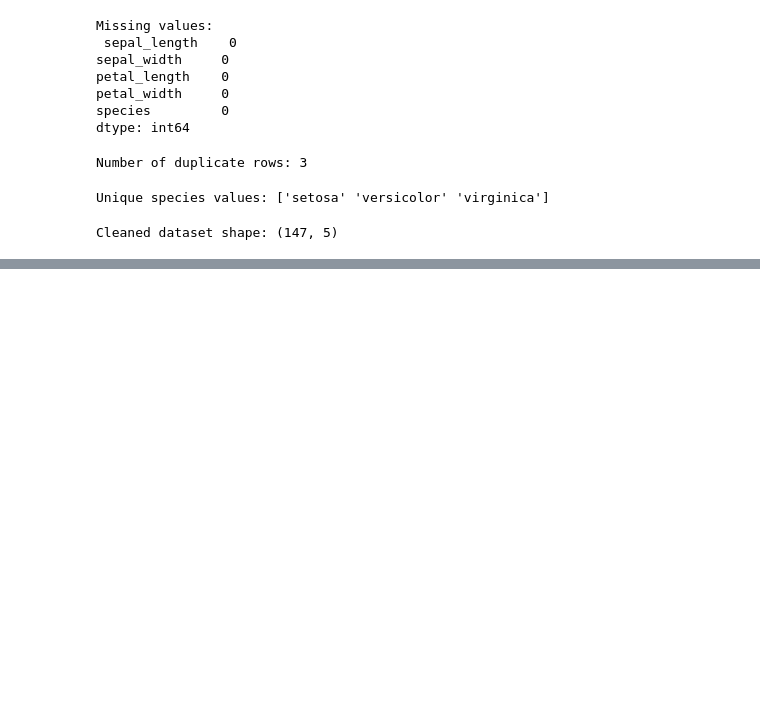
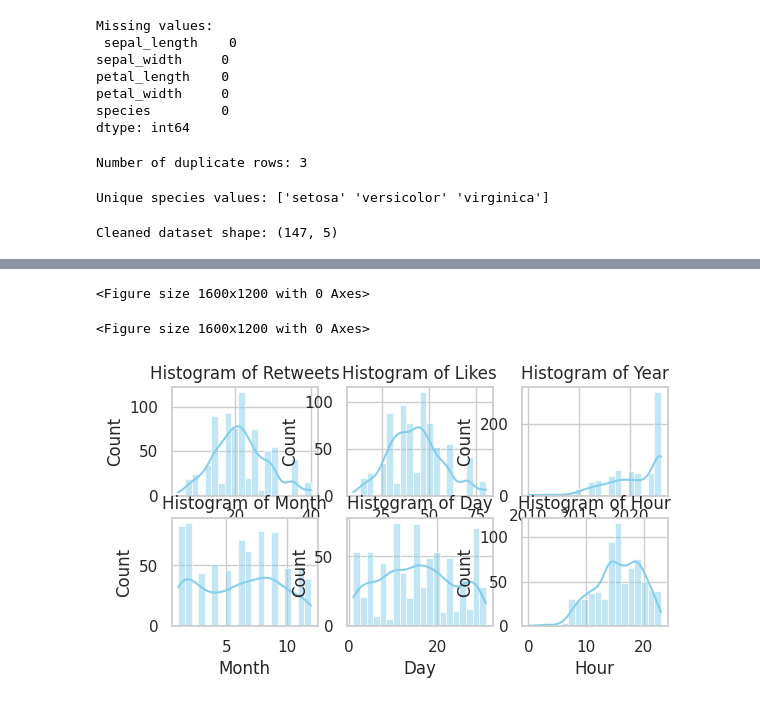
Before and after one commit to tyagiji84/INITIAL_CODES, a Jupyter notebook: Untitled7.ipynb, the cells around one changed output, grey strips where cells are left out. Saved outputs shown, nothing was run; the diff lists cells and outputs as text; code cells hidden in the pictures; blank space fills up the shorter version.

```diff
--- a/Untitled7.ipynb
+++ b/Untitled7.ipynb
@@ -39,0 +64,18 @@ Cleaned dataset shape: (147, 5)
+# %%
+df = pd.read_csv("him.csv")
+# %%
+sns.set(style="whitegrid")
+# %%
+numerical_cols = ['Retweets', 'Likes', 'Year', 'Month', 'Day', 'Hour']
+# %%
+plt.figure(figsize=(16, 12))
+# %% [output]
+<Figure size 1600x1200 with 0 Axes>
+<Figure size 1600x1200 with 0 Axes>
+# %%
+for i, col in enumerate(numerical_cols):
+    plt.subplot(3, 3, i + 1)
+    sns.histplot(df[col], kde=True, bins=20, color='skyblue')
+    plt.title(f'Histogram of {col}')
+# %% [output]
+[figure, added]
```
Also changed, not shown: parts of 12 cells of this notebook.
